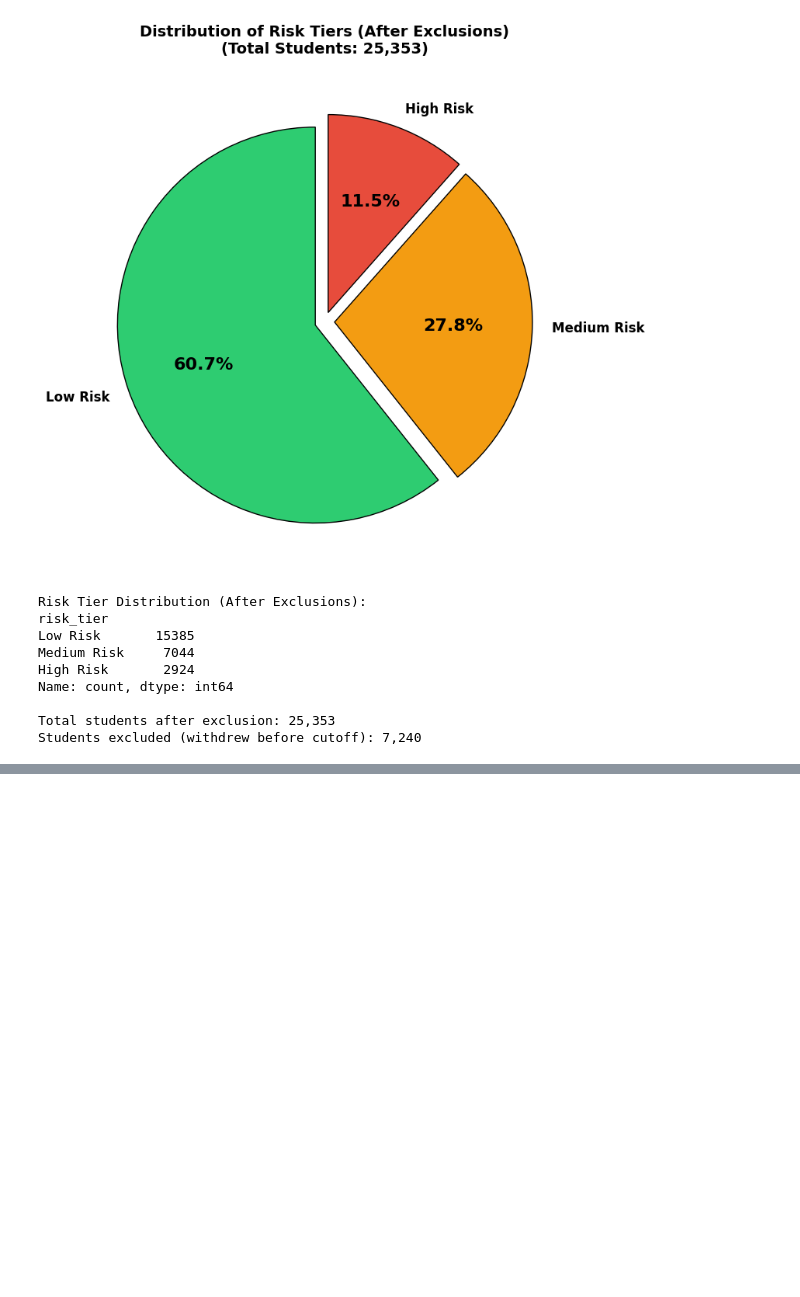
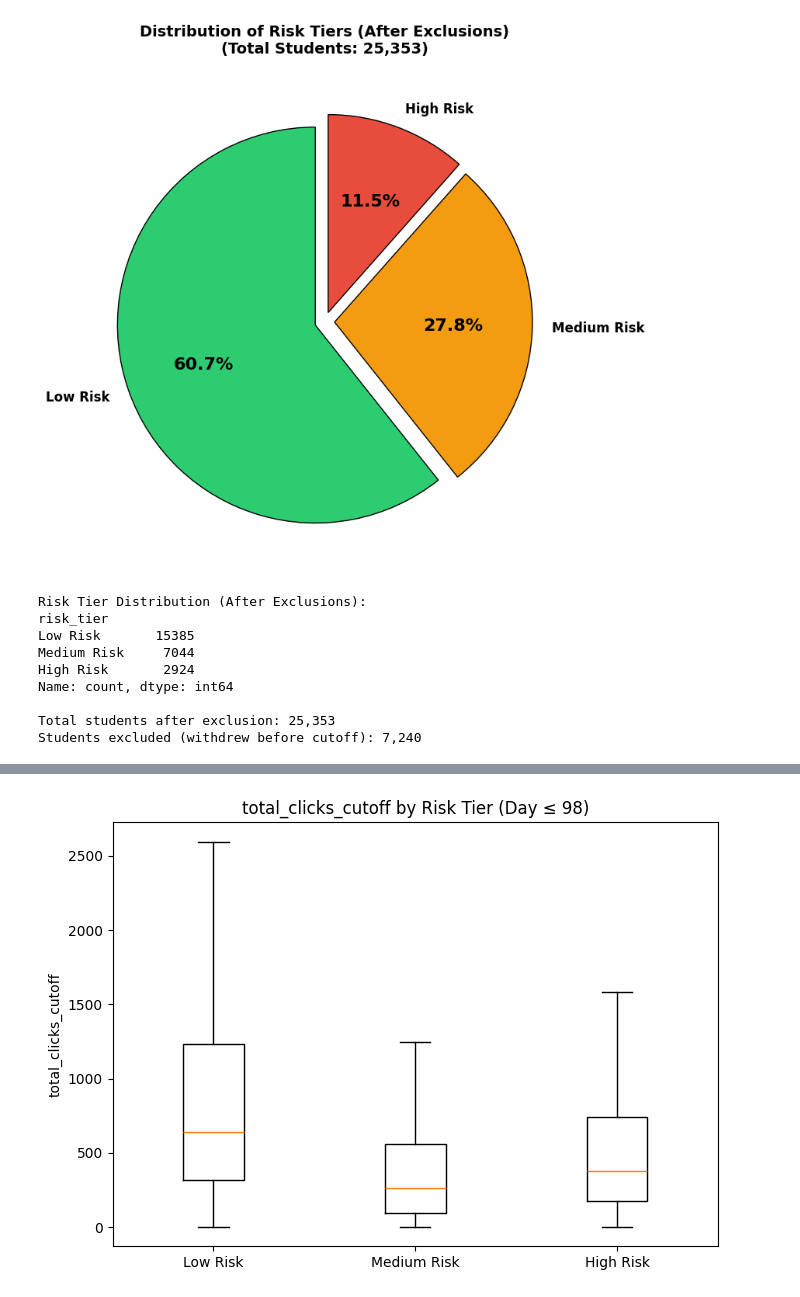
Before and after one commit to dataweby/ToU-Classification, a Jupyter notebook: notebooks/01_dataset_preprocessing.ipynb, the cells around one changed output, grey strips where cells are left out. Saved outputs shown, nothing was run; the diff lists cells and outputs as text; code cells hidden in the pictures; blank space fills up the shorter version.

```diff
--- a/notebooks/01_dataset_preprocessing.ipynb
+++ b/notebooks/01_dataset_preprocessing.ipynb
@@ -521,0 +863,24 @@ Students excluded (withdrew before cutoff): 7,240
+# %%
+# Plot total_clicks_cutoff by risk_tier
+feature_for_plot = "total_clicks_cutoff"
+plot_df = df[[feature_for_plot, "risk_tier"]].dropna()
+
+# Prepare data for boxplot
+classes = ["Low Risk", "Medium Risk", "High Risk"]
+data = [plot_df.loc[plot_df["risk_tier"] == c, feature_for_plot].values for c in classes]
+
+# Create boxplot
+fig, ax = plt.subplots(figsize=(7, 5))
+ax.boxplot(data, labels=classes, showfliers=False)
+ax.set_title(f"{feature_for_plot} by Risk Tier (Day ≤ {CUTOFF_DAY})")
+ax.set_ylabel(feature_for_plot)
+plt.xticks(rotation=0, ha="center")
+plt.tight_layout()
+
+# Save figure
+plt.savefig(FIG_DIR / "visual_7_total_clicks_by_risk.png", dpi=200)
+
+# Display the plot
+plt.show()
+# %% [output]
+[figure, added]
```
Also changed, not shown: parts of 18 cells of this notebook, 7 other files.
